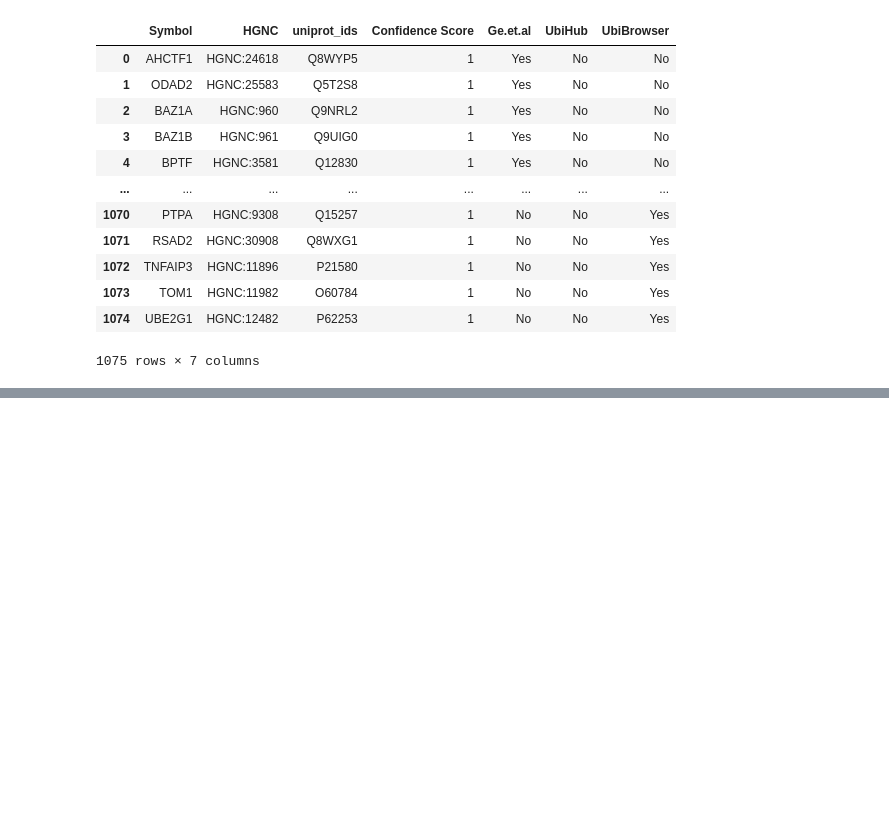
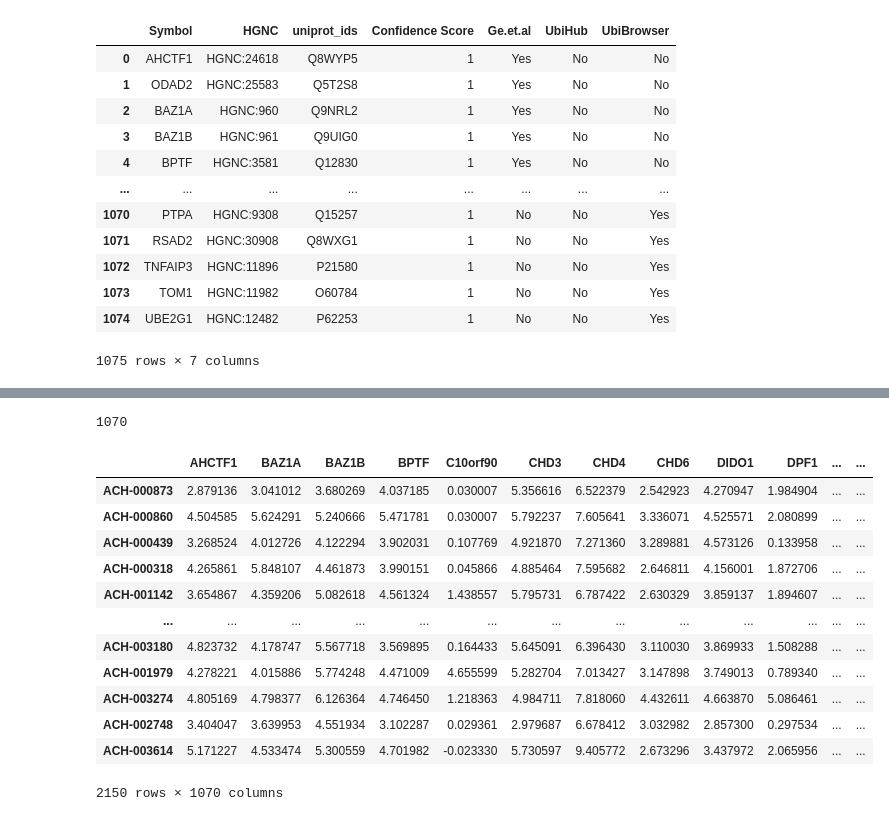
Before and after one commit to ddiannae/cancer_bootcamp25, a Jupyter notebook: project_week_get_tf_dependencies.ipynb, the cells around one changed output, grey strips where cells are left out. Cells and saved outputs as stored; diff of their text form; code cells hidden in the pictures; blank space fills up the shorter version.

```diff
--- a/project_week_get_tf_dependencies.ipynb
+++ b/project_week_get_tf_dependencies.ipynb
@@ -409,0 +448,23 @@ E3_ligases
+# %%
+E3_found = [E3 for E3 in E3_ligases["Symbol"] if E3 in gene_expr.columns]
+# %%
+len(E3_found)
+# %% [output]
+1070
+# %%
+E3_expr = gene_expr[E3_found]
+E3_expr
+# %% [output]
+|  | AHCTF1 | BAZ1A | BAZ1B | BPTF | C10orf90 | CHD3 | CHD4 | CHD6 | DIDO1 | DPF1 | ... | ... |
+| ACH-000873 | 2.879136 | 3.041012 | 3.680269 | 4.037185 | 0.030007 | 5.356616 | 6.522379 | 2.542923 | 4.270947 | 1.984904 | ... | ... |
+| ACH-000860 | 4.504585 | 5.624291 | 5.240666 | 5.471781 | 0.030007 | 5.792237 | 7.605641 | 3.336071 | 4.525571 | 2.080899 | ... | ... |
+| ACH-000439 | 3.268524 | 4.012726 | 4.122294 | 3.902031 | 0.107769 | 4.921870 | 7.271360 | 3.289881 | 4.573126 | 0.133958 | ... | ... |
+| ACH-000318 | 4.265861 | 5.848107 | 4.461873 | 3.990151 | 0.045866 | 4.885464 | 7.595682 | 2.646811 | 4.156001 | 1.872706 | ... | ... |
+| ACH-001142 | 3.654867 | 4.359206 | 5.082618 | 4.561324 | 1.438557 | 5.795731 | 6.787422 | 2.630329 | 3.859137 | 1.894607 | ... | ... |
+| ... | ... | ... | ... | ... | ... | ... | ... | ... | ... | ... | ... | ... |
+| ACH-003180 | 4.823732 | 4.178747 | 5.567718 | 3.569895 | 0.164433 | 5.645091 | 6.396430 | 3.110030 | 3.869933 | 1.508288 | ... | ... |
+| ACH-001979 | 4.278221 | 4.015886 | 5.774248 | 4.471009 | 4.655599 | 5.282704 | 7.013427 | 3.147898 | 3.749013 | 0.789340 | ... | ... |
+| ACH-003274 | 4.805169 | 4.798377 | 6.126364 | 4.746450 | 1.218363 | 4.984711 | 7.818060 | 4.432611 | 4.663870 | 5.086461 | ... | ... |
+| ACH-002748 | 3.404047 | 3.639953 | 4.551934 | 3.102287 | 0.029361 | 2.979687 | 6.678412 | 3.032982 | 2.857300 | 0.297534 | ... | ... |
+| ACH-003614 | 5.171227 | 4.533474 | 5.300559 | 4.701982 | -0.023330 | 5.730597 | 9.405772 | 2.673296 | 3.437972 | 2.065956 | ... | ... |
+2150 rows × 1070 columns
```
Also changed, not shown: parts of 5 cells of this notebook.
